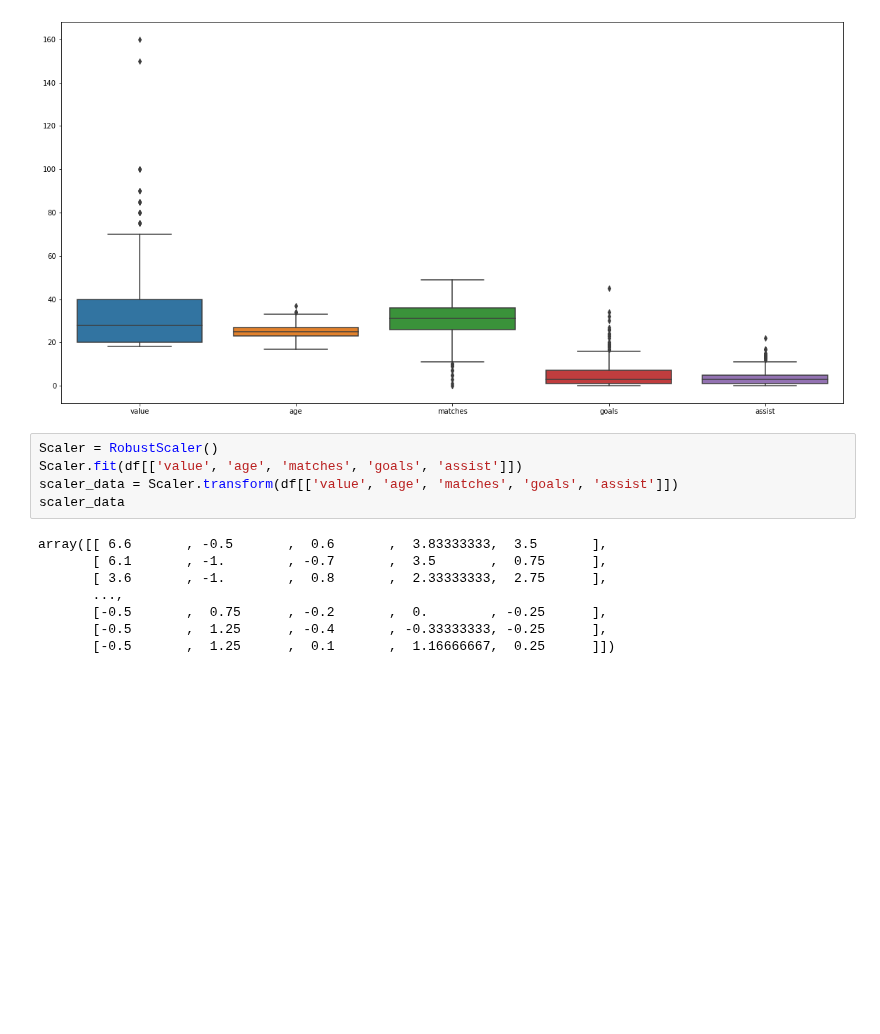
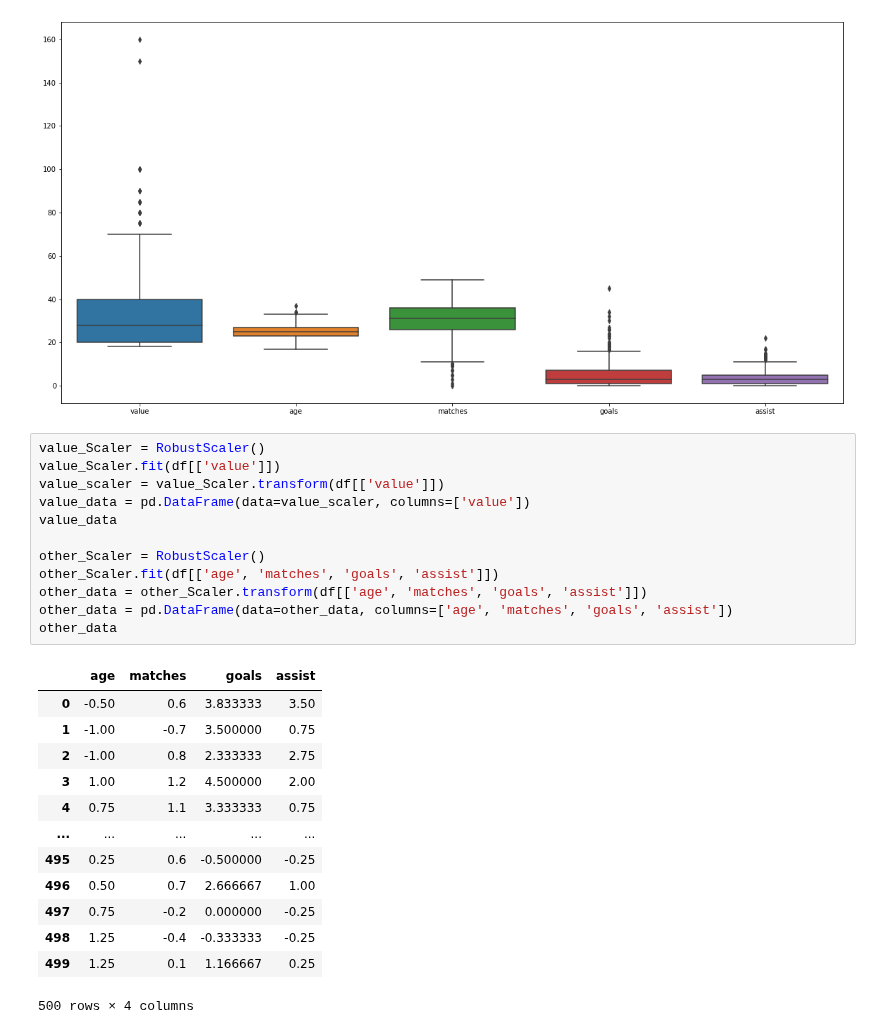
Before and after one commit to obilige/justone, a Jupyter notebook: FP_value/Football_Player.ipynb, the cells around one changed output. Saved outputs shown, nothing was run; the diff lists cells and outputs as text; blank space fills up the shorter version.

```diff
--- a/FP_value/Football_Player.ipynb
+++ b/FP_value/Football_Player.ipynb
@@ -1189,16 +1191,29 @@ sns.boxplot(data=df[['value', 'age', 'matches', 'goals', 'assist']])
 # %% [output]
 <AxesSubplot:>
 [figure]
-# %%
-Scaler = RobustScaler()
-Scaler.fit(df[['value', 'age', 'matches', 'goals', 'assist']])
-scaler_data = Scaler.transform(df[['value', 'age', 'matches', 'goals', 'assist']])
-scaler_data
-# %% [output]
-array([[ 6.6       , -0.5       ,  0.6       ,  3.83333333,  3.5       ],
-       [ 6.1       , -1.        , -0.7       ,  3.5       ,  0.75      ],
-       [ 3.6       , -1.        ,  0.8       ,  2.33333333,  2.75      ],
-       ...,
-       [-0.5       ,  0.75      , -0.2       ,  0.        , -0.25      ],
-       [-0.5       ,  1.25      , -0.4       , -0.33333333, -0.25      ],
-       [-0.5       ,  1.25      ,  0.1       ,  1.16666667,  0.25      ]])
+# %%
+value_Scaler = RobustScaler()
+value_Scaler.fit(df[['value']])
+value_scaler = value_Scaler.transform(df[['value']])
+value_data = pd.DataFrame(data=value_scaler, columns=['value'])
+value_data
+
+other_Scaler = RobustScaler()
+other_Scaler.fit(df[['age', 'matches', 'goals', 'assist']])
+other_data = other_Scaler.transform(df[['age', 'matches', 'goals', 'assist']])
+other_data = pd.DataFrame(data=other_data, columns=['age', 'matches', 'goals', 'assist'])
+other_data
+# %% [output]
+|  | age | matches | goals | assist |
+| 0 | -0.50 | 0.6 | 3.833333 | 3.50 |
+| 1 | -1.00 | -0.7 | 3.500000 | 0.75 |
+| 2 | -1.00 | 0.8 | 2.333333 | 2.75 |
+| 3 | 1.00 | 1.2 | 4.500000 | 2.00 |
+| 4 | 0.75 | 1.1 | 3.333333 | 0.75 |
+| ... | ... | ... | ... | ... |
+| 495 | 0.25 | 0.6 | -0.500000 | -0.25 |
+| 496 | 0.50 | 0.7 | 2.666667 | 1.00 |
+| 497 | 0.75 | -0.2 | 0.000000 | -0.25 |
+| 498 | 1.25 | -0.4 | -0.333333 | -0.25 |
+| 499 | 1.25 | 0.1 | 1.166667 | 0.25 |
+500 rows × 4 columns
```
Also changed, not shown: parts of 27 cells of this notebook.
